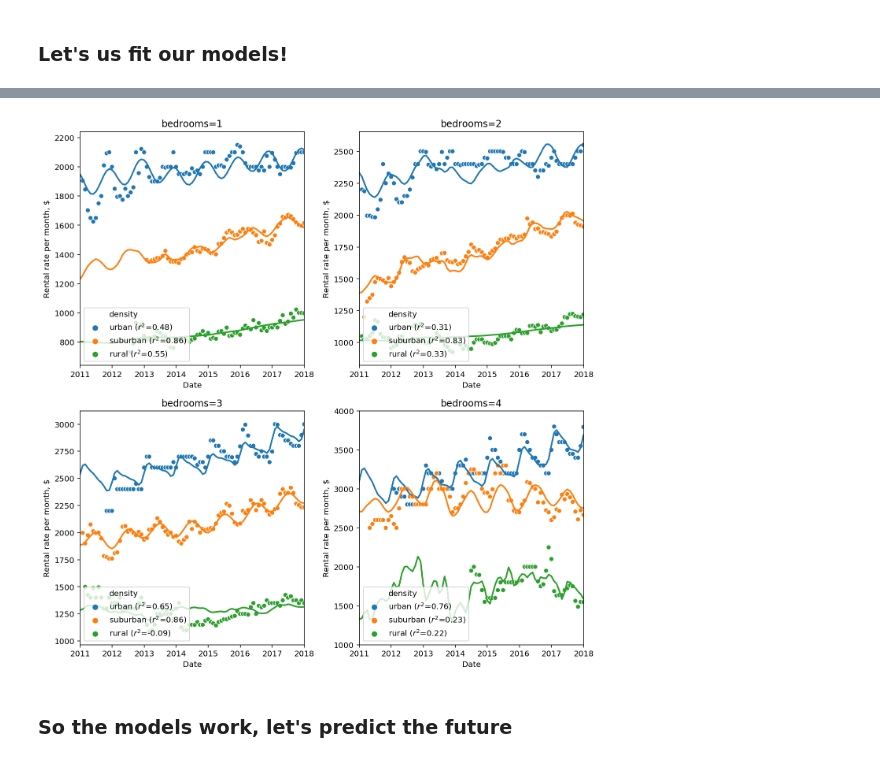
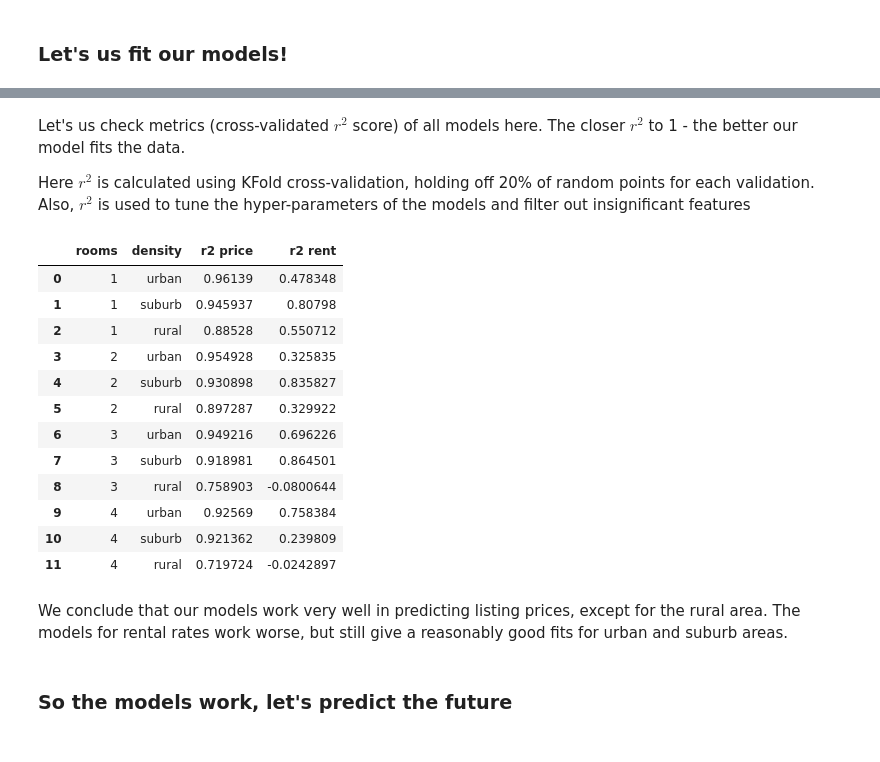
Before and after one commit to ivlis/rent-or-buy, a Jupyter notebook: rent-or-buy.ipynb, the cells around one changed output, grey strips where cells are left out. Drawn from its saved outputs; the diff is of its cells as text; code cells hidden in the pictures.

```diff
--- a/rent-or-buy.ipynb
+++ b/rent-or-buy.ipynb
@@ -360,3 +336,0 @@ plt.tight_layout()
-# %%
-rm = RentModel()
-rm.fit_all()
@@ -366,32 +337,39 @@ rent = rent.merge(rm.features_and_targets[['Date', 'rooms', 'urban_code', 'targe
-# %%
-fig = plt.figure(figsize=(10,10))
-
-axs = []
-
-for r in range(1,5):
-    plt.subplot(220+r)
-    sns.lineplot(data=rent[rent.rooms==r], x='Date', y='y_hat', hue='density', legend=None, lw=2)
-    ax = sns.scatterplot(data=rent[rent.rooms==r], x='Date', y='target', hue='density', lw=2)
-    plt.xlim(datetime.date(2011, 1,1), datetime.date(2018, 1,1))
-    plt.title(f'bedrooms={r}')
-
-    handles, labels = ax.get_legend_handles_labels()
-
-    for u in range(1,4):
-        r2 = rm.models.loc[(rm.models.rooms==r) & (rm.models.urban_code==u) , 'model'].values[0].best_score_
-        labels[u] += f' ($r^2$={r2:.2f})'
-    ax.legend(handles, labels, loc=3)
-
-    plt.ylabel('Rental rate per month, $')
-    axs.append(ax)
-
-axs[-1].set_ylim(1000,4000)
-# for ax in axs:
-#     ax.legend(loc=4)
-
-plt.tight_layout()
-# %% [output]
-[figure, removed]
+# %% [markdown]
+Let's us check metrics (cross-validated $r^2$ score) of all models here. The closer  $r^2$ to 1 - the better our model fits the data.
+
+Here $r^2$ is calculated using KFold cross-validation, holding off 20% of random points for each validation. Also, $r^2$ is used to tune the hyper-parameters of the models and filter out insignificant features
+# %%
+def highlight_max(s):
+    print(s)
+    if s['r2 price'] < 0.5:
+        return ['background-color: yellow']*len(s)
+
+
+p_scores = pm.models.model.apply(lambda x: x.best_score_)
+p_scores.name ='r2 price'
+r_scores = rm.models.model.apply(lambda x: x.best_score_)
+r_scores.name ='r2 rent'
+
+cm = sns.light_palette("green", as_cmap=True)
+
+pd.concat([pm.models[['rooms', 'density']], p_scores, r_scores], axis=1).style.background_gradient(
+    cmap="Greens", subset=['r2 price', 'r2 rent'], low=0, high=1)
+# %% [output]
+|  | rooms | density | r2 price | r2 rent |
+| 0 | 1 | urban | 0.96139 | 0.478348 |
+| 1 | 1 | suburb | 0.945937 | 0.80798 |
+| 2 | 1 | rural | 0.88528 | 0.550712 |
+| 3 | 2 | urban | 0.954928 | 0.325835 |
+| 4 | 2 | suburb | 0.930898 | 0.835827 |
+| 5 | 2 | rural | 0.897287 | 0.329922 |
+| 6 | 3 | urban | 0.949216 | 0.696226 |
+| 7 | 3 | suburb | 0.918981 | 0.864501 |
+| 8 | 3 | rural | 0.758903 | -0.0800644 |
+| 9 | 4 | urban | 0.92569 | 0.758384 |
+| 10 | 4 | suburb | 0.921362 | 0.239809 |
+| 11 | 4 | rural | 0.719724 | -0.0242897 |
+# %% [markdown]
+We conclude that our models work very well in predicting listing prices, except for the rural area. The models for rental rates work worse, but still give a reasonably good fits for urban and suburb areas.
 # %% [markdown]
 ### So the models work, let's predict the future
 # %%
```
Also changed, not shown: parts of 3 cells of this notebook.
